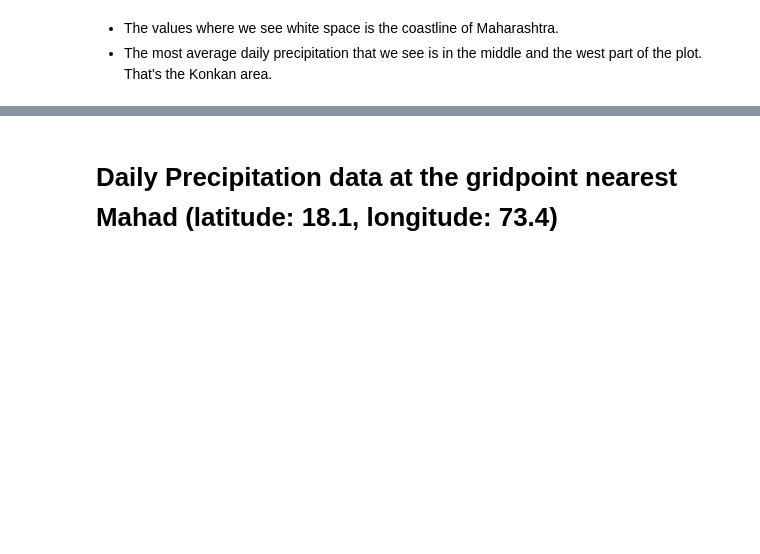
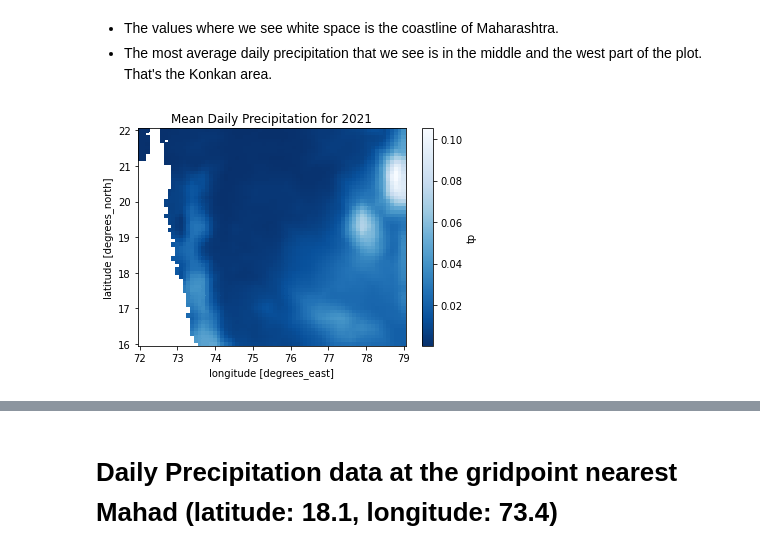
Before and after one commit to OmkarMehta/climate-data-science, a Jupyter notebook: Project/milestone2.ipynb, the cells around one changed output, grey strips where cells are left out. Drawn from its saved outputs; the diff is of its cells as text; code cells hidden in the pictures; blank space fills up the shorter version.

```diff
--- a/Project/milestone2.ipynb
+++ b/Project/milestone2.ipynb
@@ -287,3 +300,7 @@ array([[0.00091173, 0.00107194, 0.00165942, ..., 0.04946999, 0.0426835 ,
 Coordinates:
   * longitude  (longitude) float32 72.0 72.1 72.2 72.3 ... 78.7 78.8 78.9 79.0
   * latitude   (latitude) float32 22.0 21.9 21.8 21.7 ... 16.3 16.2 16.1 16.0
+# %%
+# get the mean daily precipitation for tp_2021
+tp_2021_mean = tp_2021.mean(dim='time')
+tp_2021_mean
@@ -297,3 +333,10 @@ tp_2021_max.plot(cmap='Blues_r')
 # %% [markdown]
 - The values where we see white space is the coastline of Maharashtra.
 - The most average daily precipitation that we see is in the middle and the west part of the plot. That's the Konkan area.
+# %%
+# plot the mean daily precipitation for tp_2021
+tp_2021_mean.plot(cmap='Blues_r')
+plt.title('Mean Daily Precipitation for 2021')
+plt.show()
+# %% [output]
+[figure, added]
```
Also changed, not shown: parts of 23 cells of this notebook, 31 other files.
